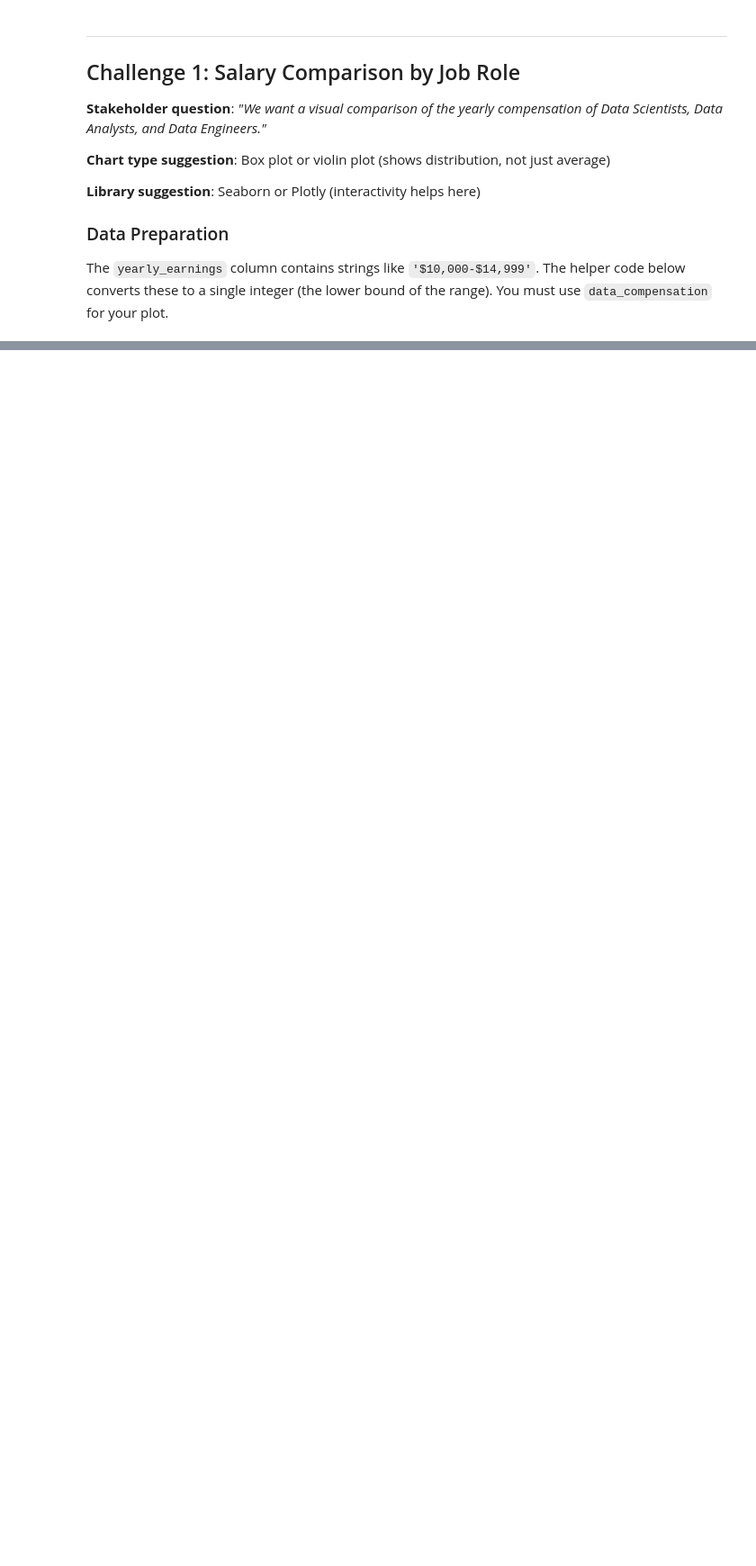
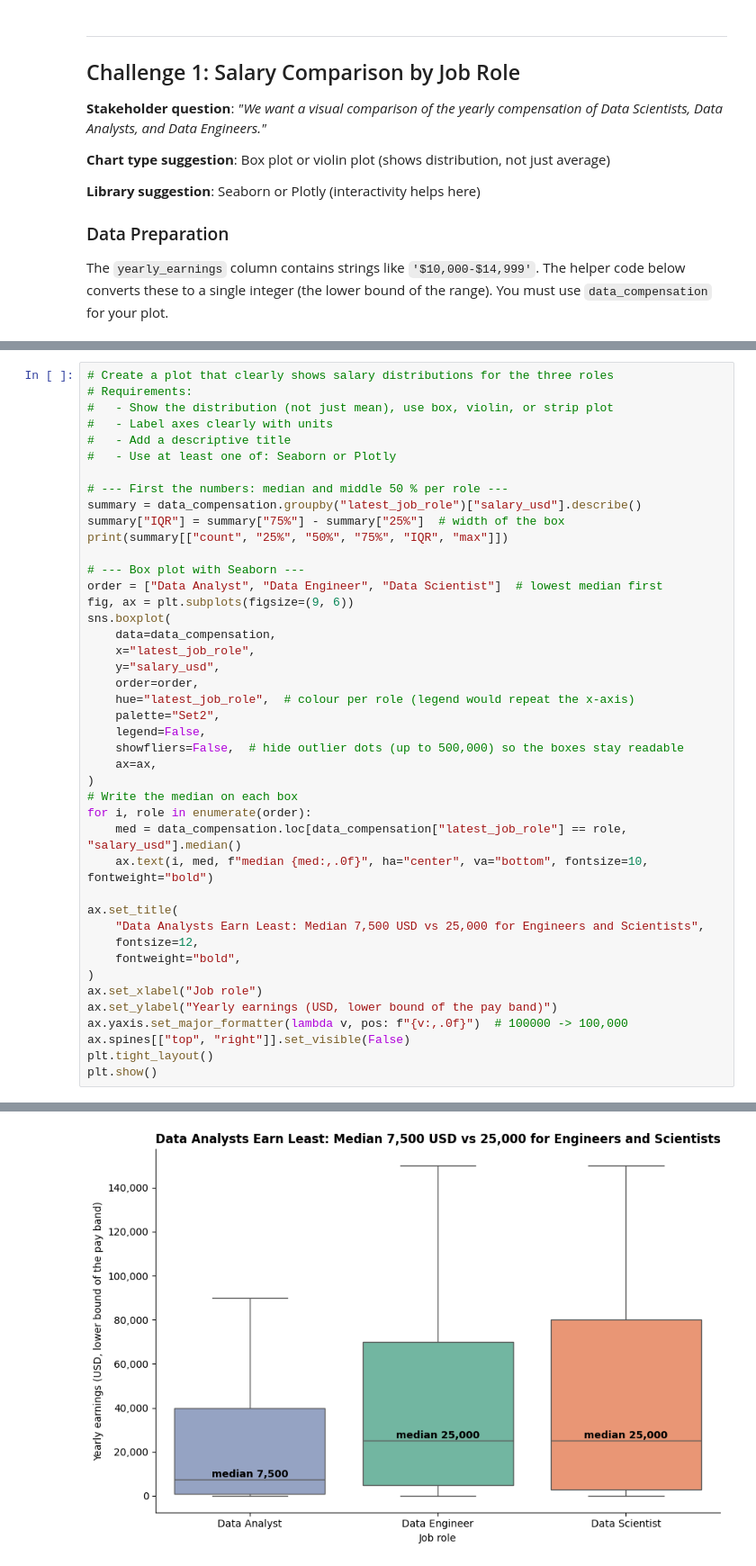
Before and after one commit to crsbln/ds-visualisation, a Jupyter notebook: 4_Visualization_exercise.ipynb, the cells around one changed output, grey strips where cells are left out. Shown at 90% size. Saved outputs shown, nothing was run; the diff lists cells and outputs as text; blank space fills up the shorter version.

```diff
--- a/4_Visualization_exercise.ipynb
+++ b/4_Visualization_exercise.ipynb
@@ -152,0 +231,44 @@ data_compensation.head()
+# %%
+# Create a plot that clearly shows salary distributions for the three roles
+# Requirements:
+#   - Show the distribution (not just mean), use box, violin, or strip plot
+#   - Label axes clearly with units
+#   - Add a descriptive title
+#   - Use at least one of: Seaborn or Plotly
+
+# --- First the numbers: median and middle 50 % per role ---
+summary = data_compensation.groupby("latest_job_role")["salary_usd"].describe()
+summary["IQR"] = summary["75%"] - summary["25%"]  # width of the box
+print(summary[["count", "25%", "50%", "75%", "IQR", "max"]])
+
+# --- Box plot with Seaborn ---
+order = ["Data Analyst", "Data Engineer", "Data Scientist"]  # lowest median first
+fig, ax = plt.subplots(figsize=(9, 6))
+sns.boxplot(
+    data=data_compensation,
+    x="latest_job_role",
+    y="salary_usd",
+    order=order,
+    hue="latest_job_role",  # colour per role (legend would repeat the x-axis)
+    palette="Set2",
+    legend=False,
+    showfliers=False,  # hide outlier dots (up to 500,000) so the boxes stay readable
+    ax=ax,
+)
+# Write the median on each box
+for i, role in enumerate(order):
+    med = data_compensation.loc[data_compensation["latest_job_role"] == role, "salary_usd"].median()
+    ax.text(i, med, f"median {med:,.0f}", ha="center", va="bottom", fontsize=10, fontweight="bold")
+
+ax.set_title(
+    "Data Analysts Earn Least: Median 7,500 USD vs 25,000 for Engineers and Scientists",
+    fontsize=12,
+    fontweight="bold",
+)
+ax.set_xlabel("Job role")
+ax.set_ylabel("Yearly earnings (USD, lower bound of the pay band)")
+ax.yaxis.set_major_formatter(lambda v, pos: f"{v:,.0f}")  # 100000 -> 100,000
+ax.spines[["top", "right"]].set_visible(False)
+plt.tight_layout()
+plt.show()
+# %% [output]
@@ -152,0 +280 @@ data_compensation.head()
+[figure, added]
```
Also changed, not shown: parts of 32 cells of this notebook, 8 other files.
